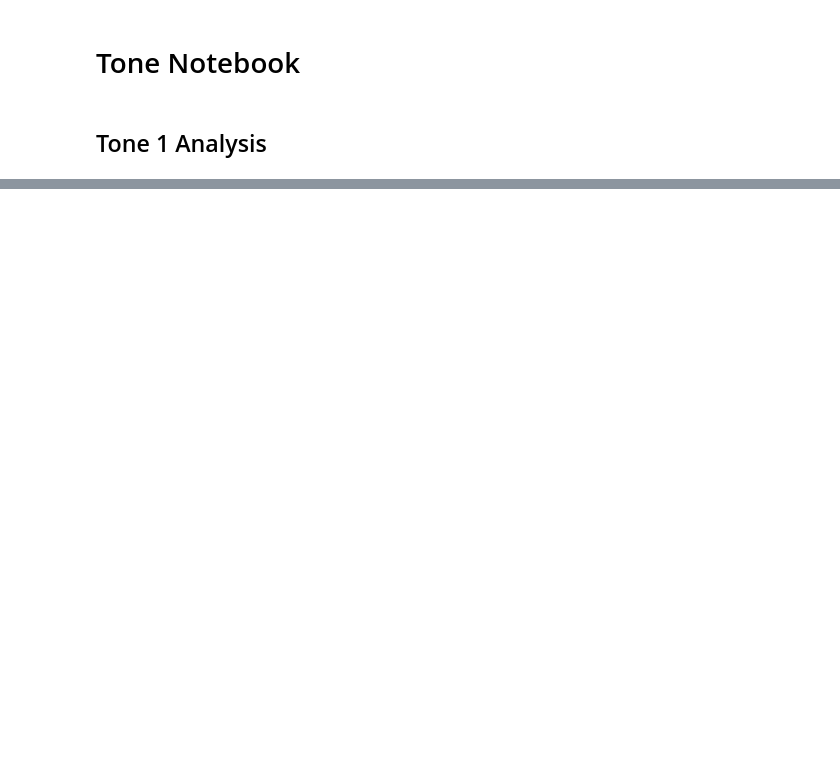
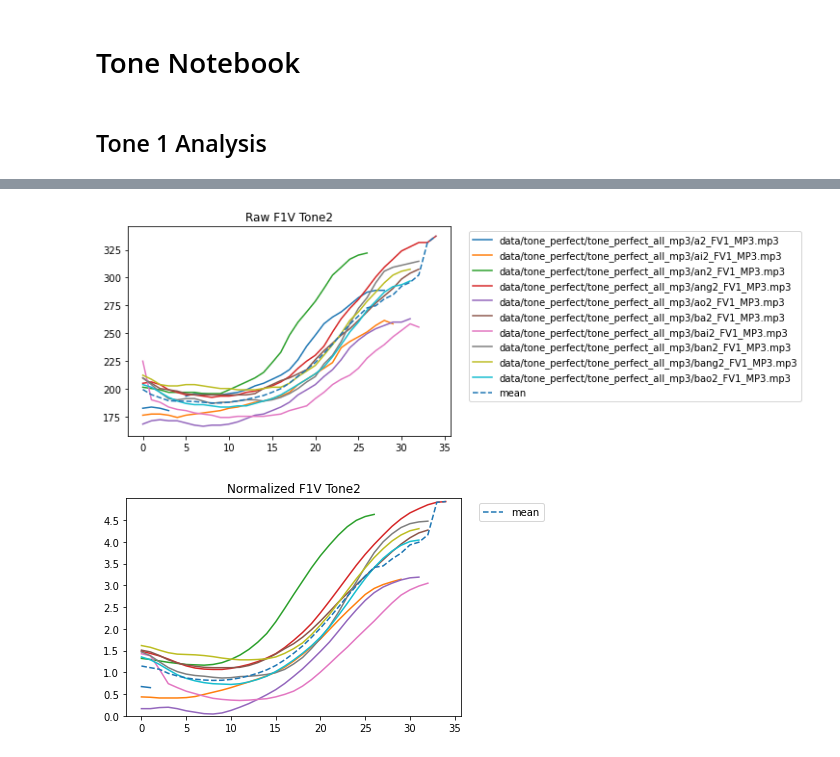
Before and after one commit to saltyseadawg/tonami-package, a Jupyter notebook: tone_notebook.ipynb, the cells around one changed output, grey strips where cells are left out. Drawn from its saved outputs; the diff is of its cells as text; code cells hidden in the pictures; blank space fills up the shorter version.

```diff
--- a/tone_notebook.ipynb
+++ b/tone_notebook.ipynb
@@ -71,5 +83,6 @@ plt.show()
 # %%
-
-# a = np.array([[1, 2], [3, 4, 5]], dtype=object)
-# lens = np.array(list(map(len,a)))
-# print(lens)
+# tone 2
+single_speaker_tone(1, 2, 'F')
+# %% [output]
+[figure, added]
+[figure, added]
```
Also changed, not shown: parts of 10 cells of this notebook, 3 other files.
